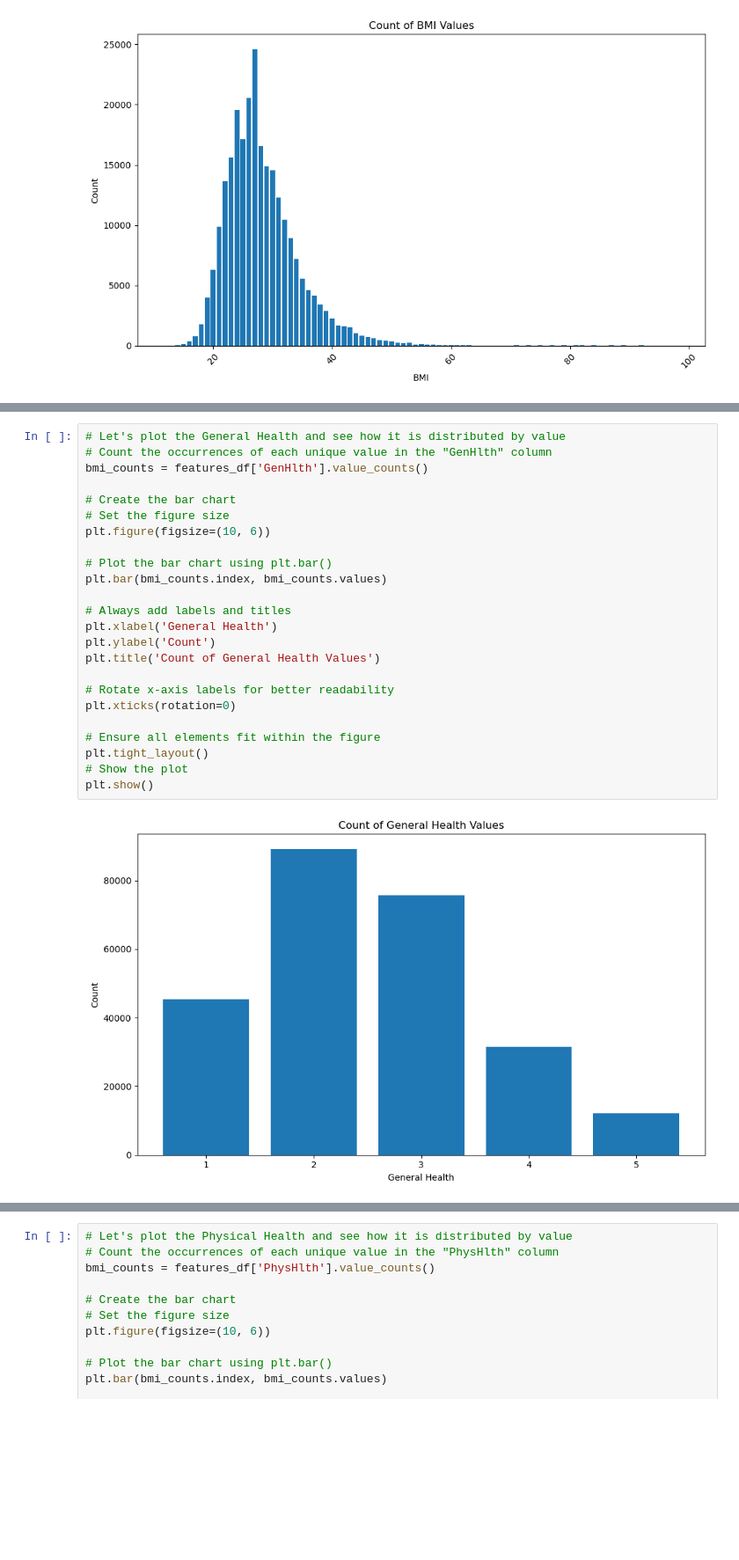
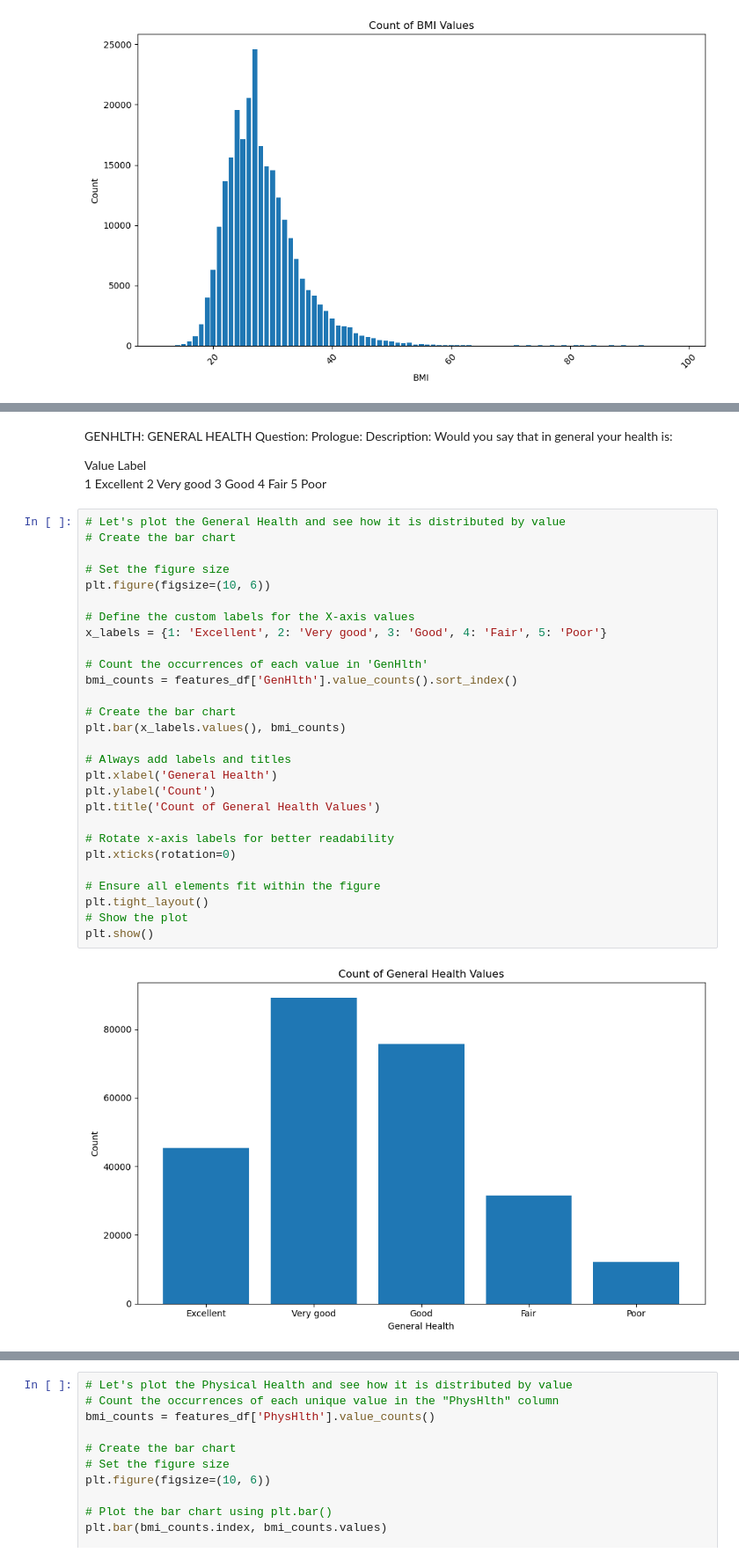
Before and after one commit to lykkelig/Capstone-Two, a Jupyter notebook: Capstone_Two_Diabetic_Prediction.ipynb, the cells around one changed output, grey strips where cells are left out. Shown at 88% size. Saved outputs shown, nothing was run; the diff lists cells and outputs as text; blank space fills up the shorter version.

Commit message:
Update Capstone_Two_Diabetic_Prediction.ipynb
Updated graphs

```diff
--- a/Capstone_Two_Diabetic_Prediction.ipynb
+++ b/Capstone_Two_Diabetic_Prediction.ipynb
@@ -243,29 +277,43 @@ plt.show()
+# %% [markdown]
+GENHLTH: GENERAL HEALTH
+Question: Prologue: Description: Would you say that in general your health is:
+
+Value	Label
+    1	Excellent
+    2	Very good
+    3	Good
+    4	Fair
+    5	Poor
 # %%
 # Let's plot the General Health and see how it is distributed by value
-# Count the occurrences of each unique value in the "GenHlth" column
-bmi_counts = features_df['GenHlth'].value_counts()
+# Create the bar chart
 
-# Create the bar chart
 # Set the figure size
 plt.figure(figsize=(10, 6))
 
-# Plot the bar chart using plt.bar()
-plt.bar(bmi_counts.index, bmi_counts.values)
+# Define the custom labels for the X-axis values
+x_labels = {1: 'Excellent', 2: 'Very good', 3: 'Good', 4: 'Fair', 5: 'Poor'}
+
+# Count the occurrences of each value in 'GenHlth'
+bmi_counts = features_df['GenHlth'].value_counts().sort_index()
+
+# Create the bar chart
+plt.bar(x_labels.values(), bmi_counts)
 
 # Always add labels and titles
 plt.xlabel('General Health')
 plt.ylabel('Count')
 plt.title('Count of General Health Values')
 
 # Rotate x-axis labels for better readability
 plt.xticks(rotation=0)
 
 # Ensure all elements fit within the figure
 plt.tight_layout()
 # Show the plot
 plt.show()
 # %% [output]
-[figure, old version]
+[figure, new version]
 # %%
 # Let's plot the Mental Health and see how it is distributed by value
 # Count the occurrences of each unique value in the "MentHlth" column
```
Also changed, not shown: parts of 20 cells of this notebook.
